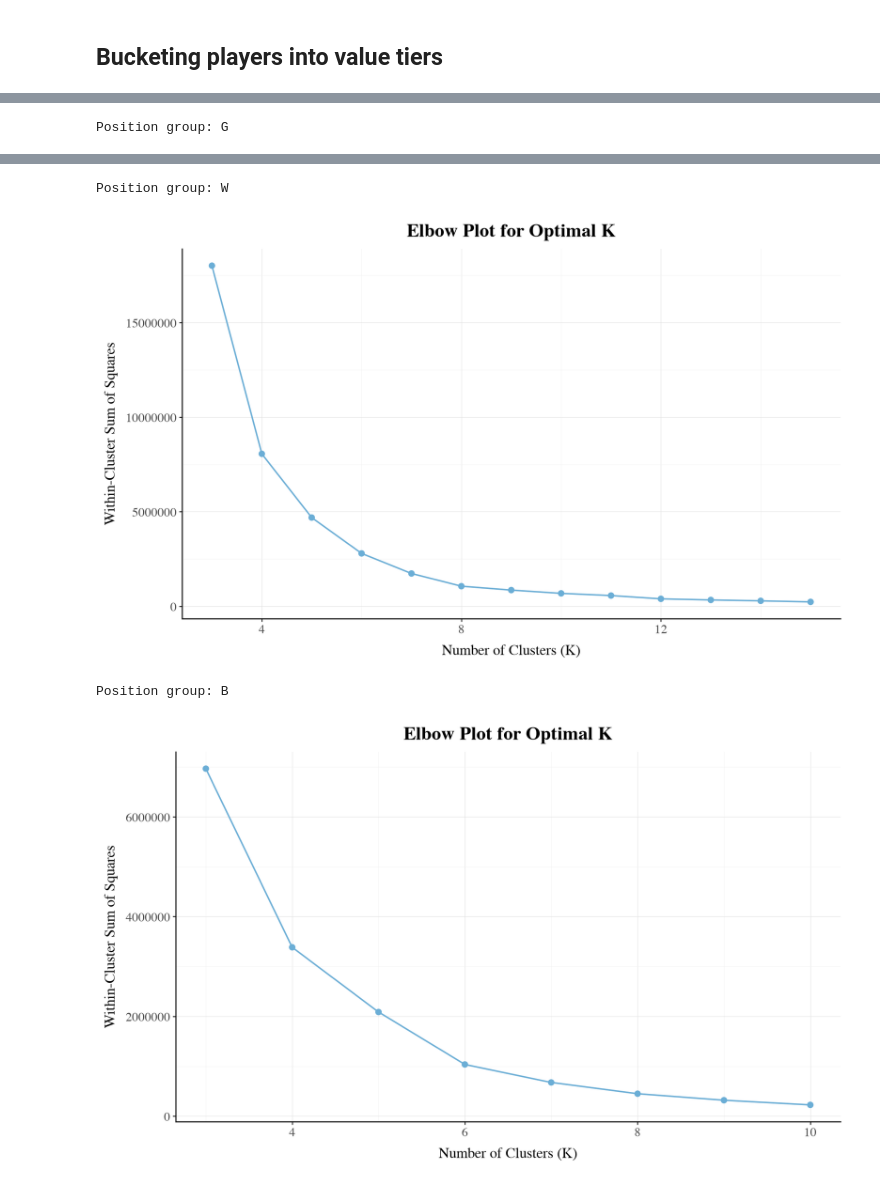
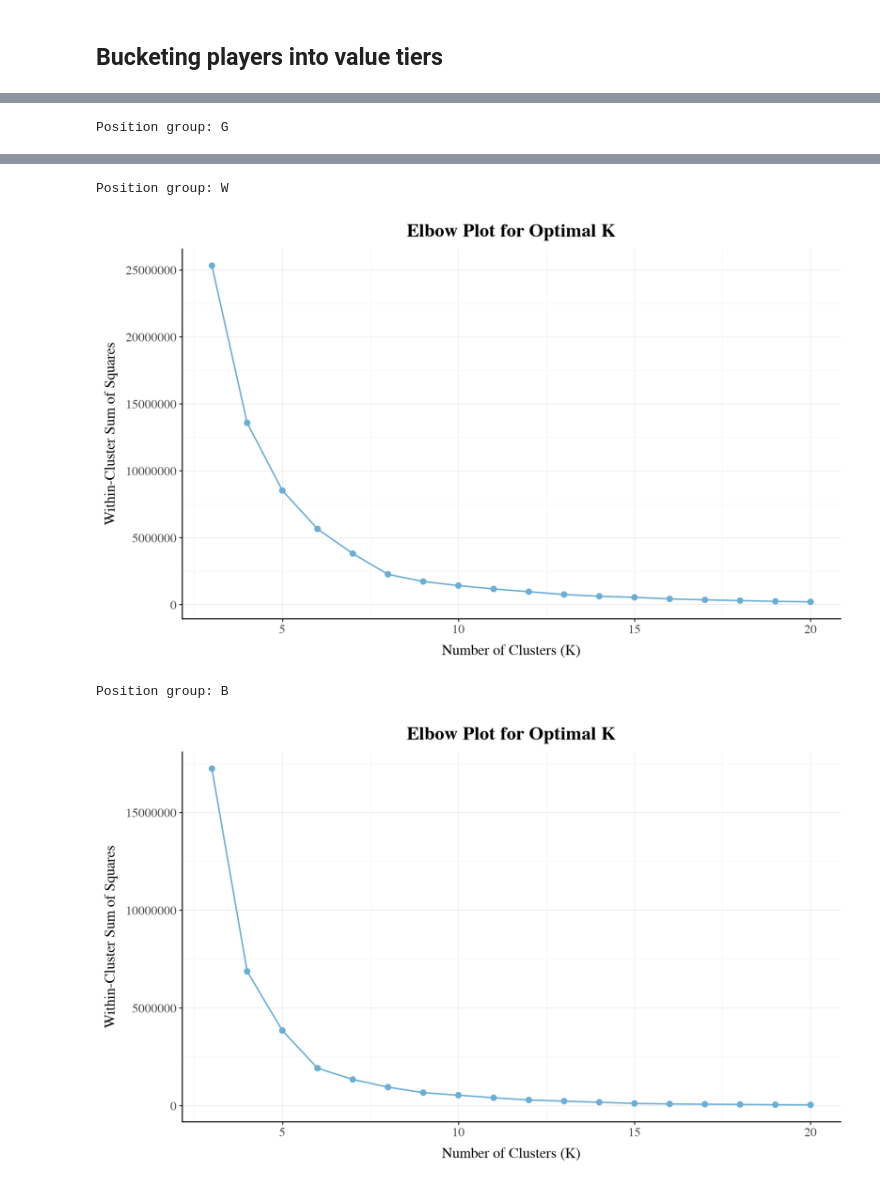
Before and after one commit to boon-man/nba_modeling, a Jupyter notebook: run_model.ipynb, the cells around one changed output, grey strips where cells are left out. Saved outputs shown, nothing was run; the diff lists cells and outputs as text; code cells hidden in the pictures.

```diff
--- a/run_model.ipynb
+++ b/run_model.ipynb
@@ -108,8 +114,8 @@ combined_df = merge_nba_dataframes(
     reorder_cols=["team", "ws", "bpm"],
 )
 # %%
-# Step 1: Calculate fantasy points (target variable)
-combined_df = calculate_fantasy_points(combined_df)
+# Step 1: Calculate fantasy points (target variable) using the selected scoring map
+combined_df = calculate_fantasy_points(combined_df, SCORING_MAP)
 
 # Step 2: Run complete feature engineering pipeline
 combined_df = run_feature_pipeline(combined_df, START_YEAR, CORE_STATS, CAREER_STATS)
@@ -448,10 +453,11 @@ def _extract_first_position(player_str):
             return positions[0].strip()
     return None
 
-def prepare_fantasypros_df() -> pd.DataFrame:
+def prepare_fantasypros_df(scoring_map) -> pd.DataFrame:
     """
-    Scrape FantasyPros overall rankings and produce a cleaned dataframe
-    with a `player_name_clean` column ready to join.
+    Scrape FantasyPros overall projections and produce a cleaned dataframe with a
+    `player_name_clean` column ready to join, plus a `projected_fantasy_points` column
+    computed from the same scoring map used for the model target.
     """
     fp_raw = scrape_fp_projections(FANTASYPROS_URL)
 
@@ -482,6 +488,17 @@ def prepare_fantasypros_df() -> pd.DataFrame:
     if "NAME_OVERRIDES" in globals():
         fp["player_name_clean"] = fp["player_name_clean"].replace(NAME_OVERRIDES)
 
+    # Align the turnover column to the model's naming ('to' -> 'tov') and coerce the
+    # scoring stats to numeric (projection values arrive as strings, some with commas)
+    fp = fp.rename(columns={"to": "tov"})
+    for stat_col in scoring_map:
+        fp[stat_col] = pd.to_numeric(
+            fp[stat_col].astype(str).str.replace(",", "", regex=False), errors="coerce"
+        )
+
+    # Projected fantasy points using the same scoring map as the model target
+    fp["projected_fantasy_points"] = score_fantasy_points(fp, scoring_map)
+
     # Try to identify a rank column and standardize its name
     rank_col_candidates = [c for c in fp.columns if "rank" in c or c == "rk"]
     if rank_col_candidates:
@@ -526,5 +541,5 @@ FANTASYPROS_URL = 'https://www.fantasypros.com/nba/projections/overall.php'
 # %%
-fp_df = prepare_fantasypros_df()
+fp_df = prepare_fantasypros_df(SCORING_MAP)
 fp_df.head()
 # %% [output]
 |  | player | pts | reb | ast | blk | stl | fgpct | ftpct | 3pm | gp | min | ... |
@@ -536,6 +551,3 @@ fp_df.head()
-# %%
-# Assigning a random value between 900 and 1100 for testing purposes
-fp_df['projected_fantasy_points'] = np.random.randint(900, 1100, size=len(fp_df))
 # %%
 # Merging model predictions with fantasy pros projections
 merged_projections = pd.merge(
@@ -810,8 +822,7 @@ OVERALL_K = 15
 value_df = segment_players(value_df, k=OVERALL_K)
 # %%
 # Position-specific tiers: inspect a separate elbow within each position group before choosing K.
-# The centers (B) pool is smallest, so cap its K lower to avoid over-segmenting.
-for group, group_max_k in [("G", 15), ("W", 15), ("B", 10)]:
+for group, group_max_k in [("G", 20), ("W", 20), ("B", 20)]:
     print(f"Position group: {group}")
     plot_elbow(value_df[value_df["position_group"] == group], COLOR_PALETTE, max_k=group_max_k).show()
 # %% [output]
@@ -820,7 +831,7 @@ Position group: G
 Position group: W
-[figure, old version]
+[figure, new version]
 Position group: B
-[figure, old version]
+[figure, new version]
 # %%
 # Set per-group K from the elbows above, then bucket players into position-specific tiers
 # (1 = highest value WITHIN each position group). B/centers is small, so it uses fewer tiers.
```
Also changed, not shown: parts of 9 cells of this notebook, 4 other files.
